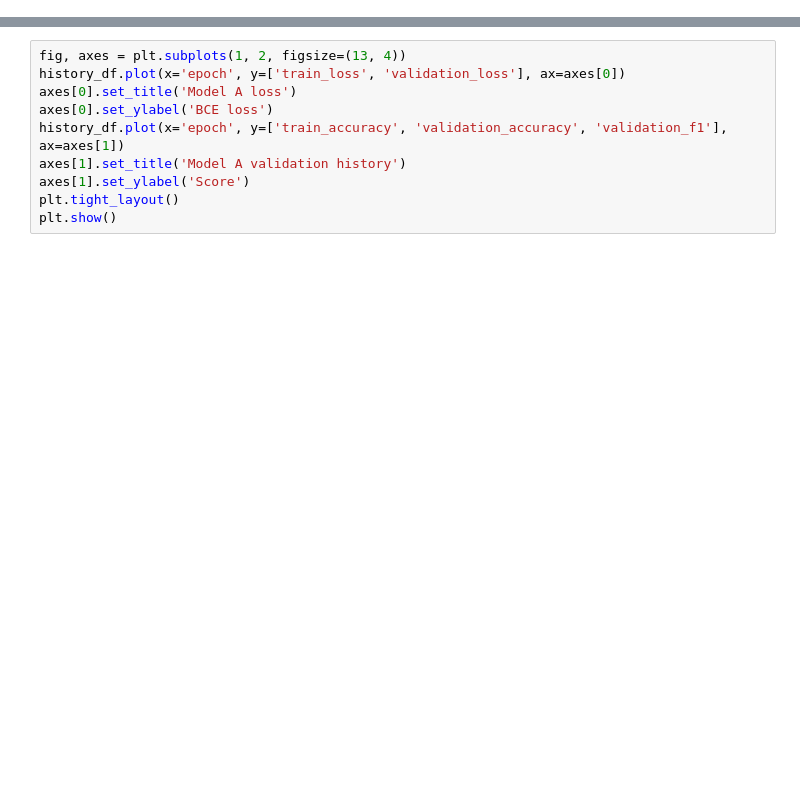
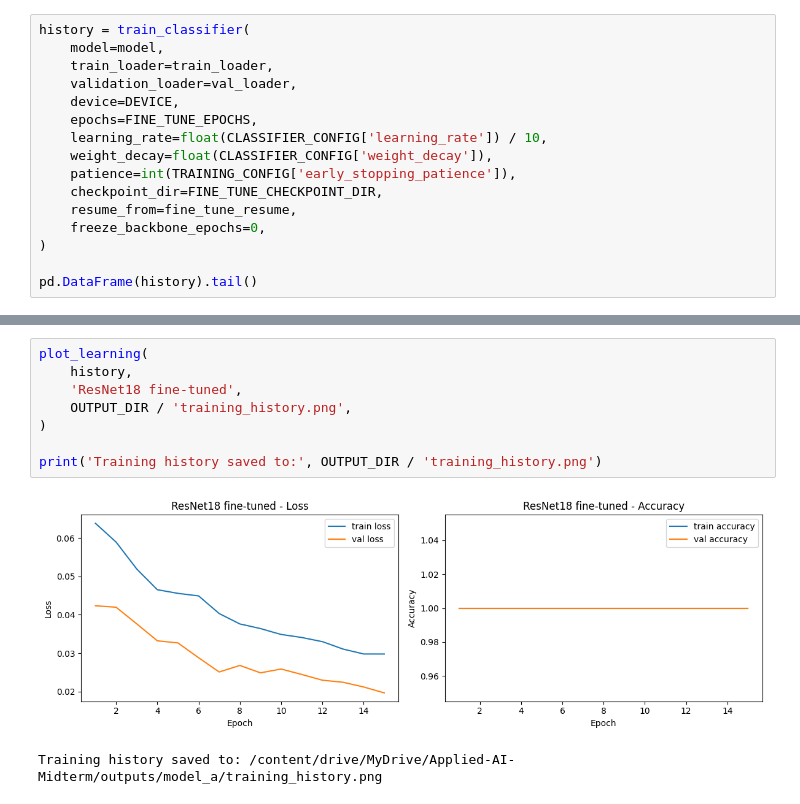
Before and after one commit to shaverm96/DSBA-6165-Sum-2026-Take-Home-Exam, a Jupyter notebook: notebooks/02_model_a_baseline.ipynb, the cells around one changed output, grey strips where cells are left out. Drawn from its saved outputs; the diff is of its cells as text; blank space fills up the shorter version.

```diff
--- a/notebooks/02_model_a_baseline.ipynb
+++ b/notebooks/02_model_a_baseline.ipynb
@@ -255,0 +379,16 @@ KeyboardInterrupt:
+# %%
+history = train_classifier(
+    model=model,
+    train_loader=train_loader,
+    validation_loader=val_loader,
+    device=DEVICE,
+    epochs=FINE_TUNE_EPOCHS,
+    learning_rate=float(CLASSIFIER_CONFIG['learning_rate']) / 10,
+    weight_decay=float(CLASSIFIER_CONFIG['weight_decay']),
+    patience=int(TRAINING_CONFIG['early_stopping_patience']),
+    checkpoint_dir=FINE_TUNE_CHECKPOINT_DIR,
+    resume_from=fine_tune_resume,
+    freeze_backbone_epochs=0,
+)
+
+pd.DataFrame(history).tail()
@@ -256,10 +417,11 @@ KeyboardInterrupt:
 # %%
-fig, axes = plt.subplots(1, 2, figsize=(13, 4))
-history_df.plot(x='epoch', y=['train_loss', 'validation_loss'], ax=axes[0])
-axes[0].set_title('Model A loss')
-axes[0].set_ylabel('BCE loss')
-history_df.plot(x='epoch', y=['train_accuracy', 'validation_accuracy', 'validation_f1'], ax=axes[1])
-axes[1].set_title('Model A validation history')
-axes[1].set_ylabel('Score')
-plt.tight_layout()
-plt.show()
+plot_learning(
+    history,
+    'ResNet18 fine-tuned',
+    OUTPUT_DIR / 'training_history.png',
+)
+
+print('Training history saved to:', OUTPUT_DIR / 'training_history.png')
+# %% [output]
+[figure, added]
+Training history saved to: /content/drive/MyDrive/Applied-AI-Midterm/outputs/model_a/training_history.png
```
Also changed, not shown: parts of 28 cells of this notebook, 4 other files.
